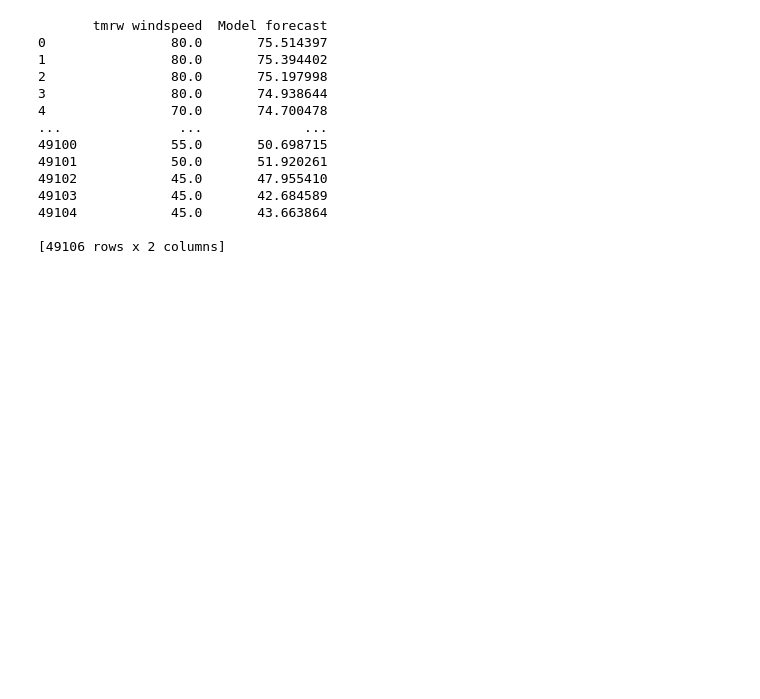
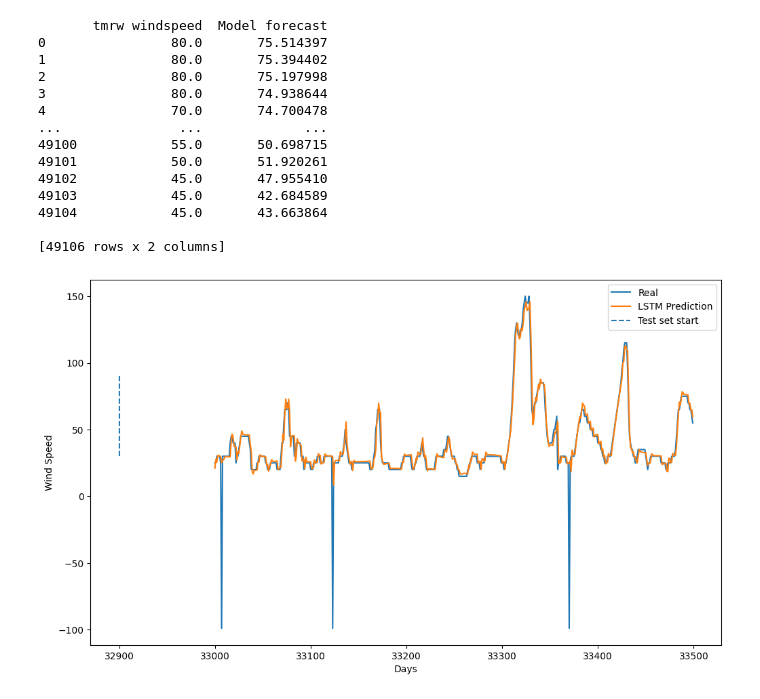
Before and after one commit to AadiTiwar1/HurricanePredictionUsingLSTM, a Jupyter notebook: HurricanePredictionDraft1 (3).ipynb, the cells around one changed output. Cells and saved outputs as stored; diff of their text form; code cells hidden in the pictures; blank space fills up the shorter version.

```diff
--- a/HurricanePredictionDraft1 (3).ipynb
+++ b/HurricanePredictionDraft1 (3).ipynb
@@ -272,13 +272,15 @@ print(df_out)
 [49106 rows x 2 columns]
 # %%
 plt.figure(figsize=(12, 7))
-plt.plot(range(2718), df_out["tmrw windspeed"], label = "Real")
-plt.plot(range(2718), df_out["Model forecast"], label = "LSTM Prediction")
+plt.plot(range(len(df_out)), df_out["tmrw windspeed"], label = "Real")
+plt.plot(range(len(df_out)), df_out["Model forecast"], label = "LSTM Prediction")
 plt.ylabel('Wind Speed')
 plt.xlabel('Days')
 plt.vlines(size, ymin = 30, ymax = 90, label = "Test set start", linestyles = "dashed")
 plt.legend()
 plt.show()
+# %% [output]
+[figure, added]
 # %%
 plt.figure(figsize=(8, 6))
 plt.plot(range(21), classical_loss_test)
```
Also changed, not shown: parts of 2 cells of this notebook, 3 other files.
